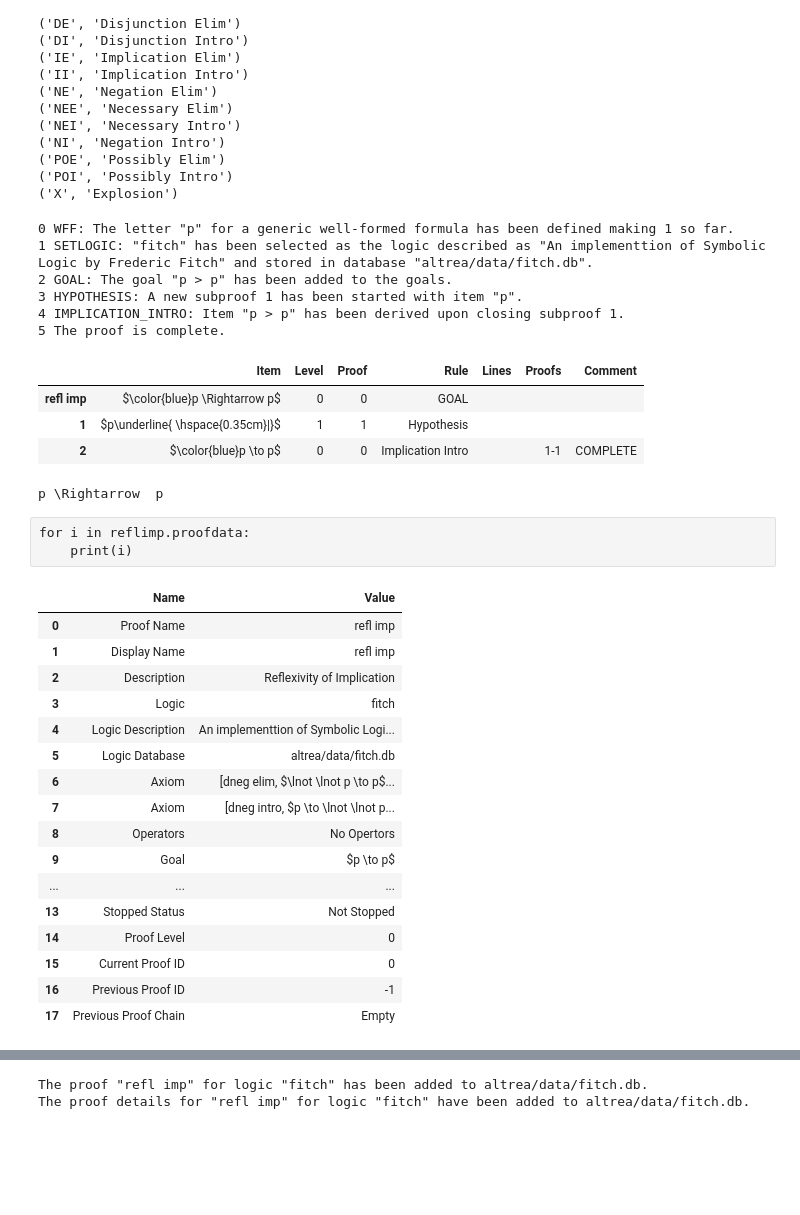
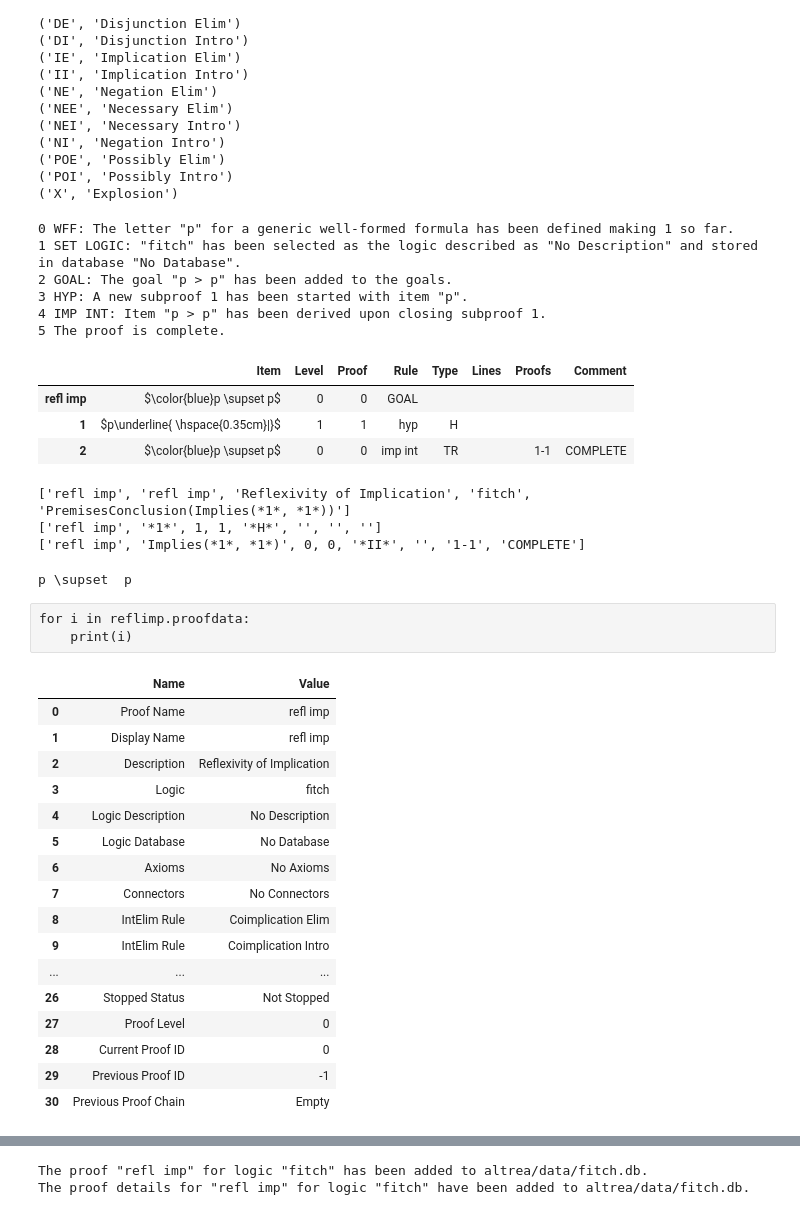
Before and after one commit to FrankHubeny/AltRea, a Jupyter notebook: fitch.ipynb, the cells around one changed output, grey strips where cells are left out. Drawn from its saved outputs; the diff is of its cells as text; code cells hidden in the pictures; blank space fills up the shorter version.

```diff
--- a/fitch.ipynb
+++ b/fitch.ipynb
@@ -36,12 +36,14 @@ intelimrules = [
     (logic, p.possibly_elim_tag, 'self.possibly_elim_name'),
     (logic, p.possibly_intro_tag, 'self.possibly_intro_name'),
 ]
+definitions = [
+]
 axioms = [
     (logic, 'dneg intro', 'Implies(*1*, Not(Not(*1*)))', 'dneg intro', 'Double Negation Intro'),
     (logic, 'dneg elim', 'Implies(Not(Not(*1*)), *1*)', 'dneg elim', 'Double Negation Elim'),
     (logic, 'explosion', 'Implies(And(*1*, Not(*1*)), *2*)', 'Explosion', 'From a contradiction derive anything'),
 ]
-altrea.data.addlogic(logic,logic,'An implementtion of Symbolic Logic by Frederic Fitch', connectors, intelimrules, axioms)
+altrea.data.addlogic(logic,logic,'An implementtion of Symbolic Logic by Frederic Fitch', connectors, intelimrules, definitions, axioms)
 # %% [output]
 The logic fitch has already been defined.
 The connectors table for logic fitch has been loaded.
@@ -146,35 +149,41 @@ for i in p.logicintelimrules:
 # %%
 # refl imp, 5.16
 
 from altrea.boolean import Wff, Or, Not, And, Implies, Iff, Necessary, Possibly
 from altrea.rules import Proof
 from altrea.display import fitchnotation
 
 reflimp = Proof(name='refl imp', displayname='refl imp', description='Reflexivity of Implication')
-p = reflimp.truefalse('p')
-#fitchnotation(reflimp)
+p = reflimp.proposition('p')
+fitchnotation(reflimp)
 reflimp.setlogic('fitch')
 reflimp.goal(Implies(p, p))
 reflimp.hypothesis(p)
 reflimp.implication_intro()
 reflimp.displaylog()
-#displayproof(reflimp)
 reflimp.displayproof()
 # %% [output]
 0 WFF: The letter "p" for a generic well-formed formula has been defined making 1 so far.
-1 SETLOGIC: "fitch" has been selected as the logic described as "An implementtion of Symbolic Logic by Frederic Fitch" and stored in database "altrea/data/fitch.db".
+1 SET LOGIC: "fitch" has been selected as the logic described as "No Description" and stored in database "No Database".
 2 GOAL: The goal "p > p" has been added to the goals.
-3 HYPOTHESIS: A new subproof 1 has been started with item "p".
-4 IMPLICATION_INTRO: Item "p > p" has been derived upon closing subproof 1.
+3 HYP: A new subproof 1 has been started with item "p".
+4 IMP INT: Item "p > p" has been derived upon closing subproof 1.
 5 The proof is complete.
-|  | Item | Level | Proof | Rule | Lines | Proofs | Comment |
-| refl imp | $\color{blue}p \Rightarrow p$ | 0 | 0 | GOAL |  |  |  |
-| 1 | $p\underline{ \hspace{0.35cm}|}$ | 1 | 1 | Hypothesis |  |  |  |
-| 2 | $\color{blue}p \to p$ | 0 | 0 | Implication Intro |  | 1-1 | COMPLETE |
+|  | Item | Level | Proof | Rule | Type | Lines | Proofs | Comment |
+| refl imp | $\color{blue}p \supset p$ | 0 | 0 | GOAL |  |  |  |  |
+| 1 | $p\underline{ \hspace{0.35cm}|}$ | 1 | 1 | hyp | H |  |  |  |
+| 2 | $\color{blue}p \supset p$ | 0 | 0 | imp int | TR |  | 1-1 | COMPLETE |
+# %%
+for i in reflimp.proofdatafinal:
+    print(i)
+# %% [output]
+['refl imp', 'refl imp', 'Reflexivity of Implication', 'fitch', 'PremisesConclusion(Implies(*1*, *1*))']
+['refl imp', '*1*', 1, 1, '*H*', '', '', '']
+['refl imp', 'Implies(*1*, *1*)', 0, 0, '*II*', '', '1-1', 'COMPLETE']
 # %%
 print(reflimp.goals_latex)
 # %% [output]
-p \Rightarrow  p
+p \supset  p
 # %% [raw]
 for i in reflimp.proofdata:
     print(i)
@@ -186,18 +195,18 @@ reflimp.statusreport(p, latex=1)
 | 1 | Display Name | refl imp |
 | 2 | Description | Reflexivity of Implication |
 | 3 | Logic | fitch |
-| 4 | Logic Description | An implementtion of Symbolic Logi... |
-| 5 | Logic Database | altrea/data/fitch.db |
-| 6 | Axiom | [dneg elim, $\lnot \lnot p \to p$... |
-| 7 | Axiom | [dneg intro, $p \to \lnot \lnot p... |
-| 8 | Operators | No Opertors |
-| 9 | Goal | $p \to p$ |
+| 4 | Logic Description | No Description |
+| 5 | Logic Database | No Database |
+| 6 | Axioms | No Axioms |
+| 7 | Connectors | No Connectors |
+| 8 | IntElim Rule | Coimplication Elim |
+| 9 | IntElim Rule | Coimplication Intro |
 | ... | ... | ... |
-| 13 | Stopped Status | Not Stopped |
-| 14 | Proof Level | 0 |
-| 15 | Current Proof ID | 0 |
-| 16 | Previous Proof ID | -1 |
-| 17 | Previous Proof Chain | Empty |
+| 26 | Stopped Status | Not Stopped |
+| 27 | Proof Level | 0 |
+| 28 | Current Proof ID | 0 |
+| 29 | Previous Proof ID | -1 |
+| 30 | Previous Proof Chain | Empty |
 # %%
 reflimp.reportstatus()
 # %% [output]
```
Also changed, not shown: parts of 15 cells of this notebook, 23 other files.
